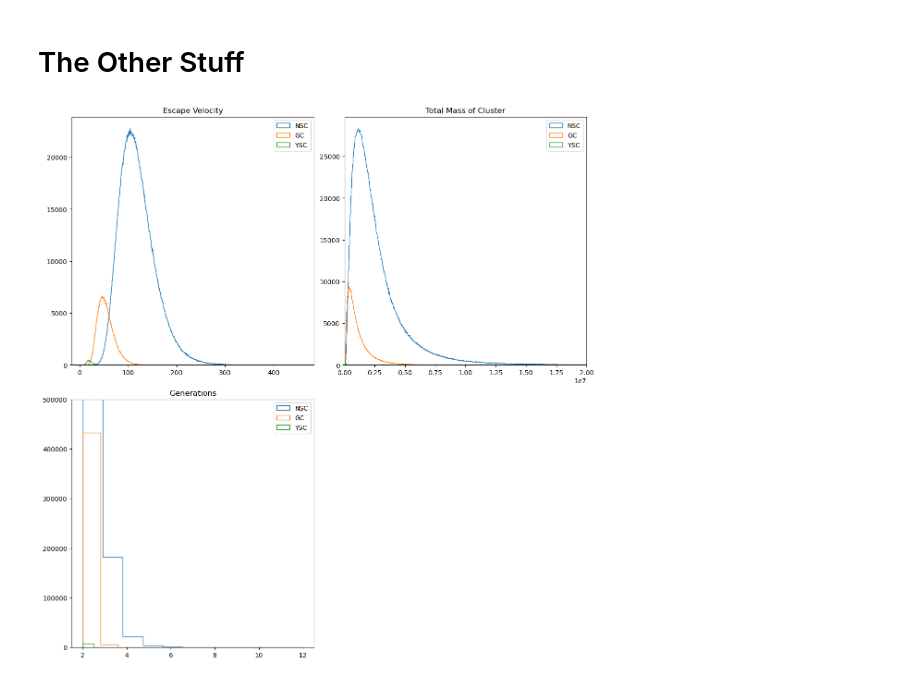
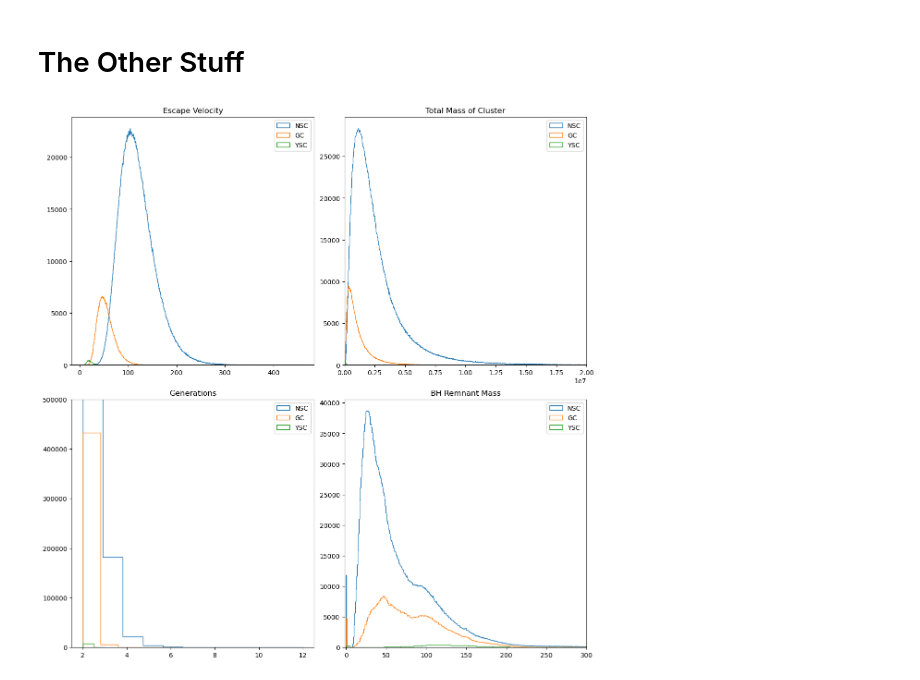
Before and after one commit to BelliLuigi/Hierarchical-mergers-of-black-holes, a Jupyter notebook: progetto.ipynb, the cells around one changed output. Cells and saved outputs as stored; diff of their text form; code cells hidden in the pictures.

```diff
--- a/progetto.ipynb
+++ b/progetto.ipynb
@@ -62,10 +62,3 @@ ax[1,1].set_ylim(0,400)
 plt.show()
 # %% [output]
 [figure]
-# %%
-fig, ax = plt.subplots()
-for typo, data in {'NSC':whole_nsc, 'GC':whole_gc, 'YSC':whole_ysc}.items(): ax.hist(data['$M_{rem}$'], 'auto', histtype='step', label=typo)
-ax.set_title('BH Remnant Mass')
-ax.legend(loc='upper right')
-ax.set_xlim(-2, 300)
-plt.show()
@@ -100,23 +91,26 @@ plt.show()
 # %%
 fig, ax = plt.subplots(2, 2, figsize=(12,12), layout='constrained')
 
 for typo, data in {'NSC':whole_nsc, 'GC':whole_gc, 'YSC':whole_ysc}.items():
     ax[0,0].hist(data['$v_{escape}$'], 'auto', histtype='step', label=typo)
     ax[0,1].hist(data['$M_{tot}$'], 'auto', histtype='step', label=typo)
     ax[1,0].hist(data['Gen'], data['Gen'].nunique(), histtype='step', label=typo)
+    ax[1,1].hist(data['$M_{rem}$'], 'auto', histtype='step', label=typo)
 
 ax[0,0].set_title('Escape Velocity')
 ax[0,0].legend(loc='upper right')
 
 ax[0,1].set_title('Total Mass of Cluster')
 ax[0,1].legend(loc='upper right')
 ax[0,1].set_xlim(-1, 2e7)
 
 ax[1,0].set_title('Generations')
 ax[1,0].legend(loc='upper right')
 ax[1,0].set_ylim(0, 5e5)
 
-ax[1,1].set_axis_off()
+ax[1,1].set_title('BH Remnant Mass')
+ax[1,1].legend(loc='upper right')
+ax[1,1].set_xlim(-2, 300)
 plt.show()
 # %% [output]
-[figure, old version]
+[figure, new version]
```
Also changed, not shown: parts of 1 cell of this notebook.
